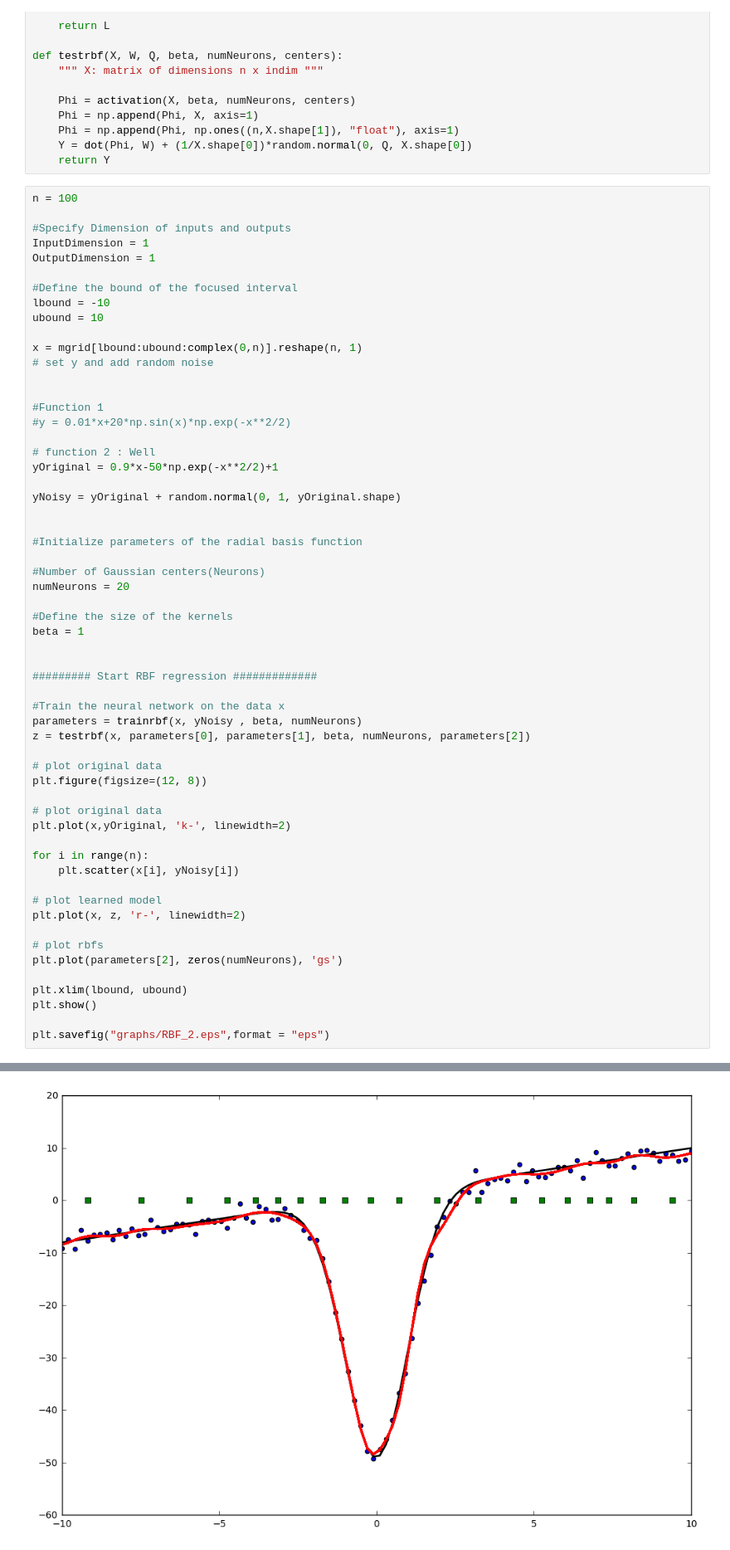
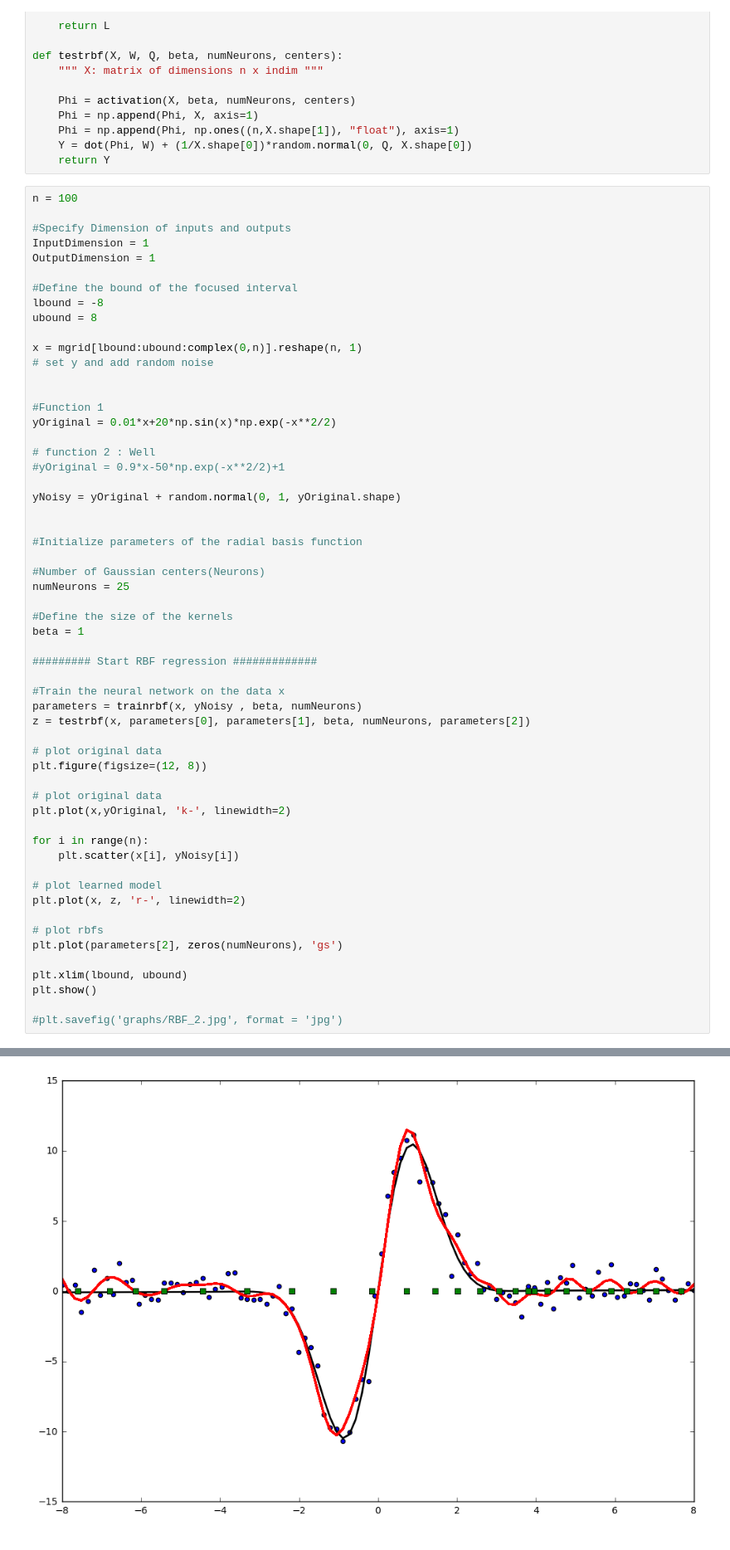
Before and after one commit to VincentBt/Projet-PGM, a Jupyter notebook: FunctionApprox.ipynb, the cells around one changed output, grey strips where cells are left out. Shown at 83% size. Cells and saved outputs as stored; diff of their text form.

```diff
--- a/FunctionApprox.ipynb
+++ b/FunctionApprox.ipynb
@@ -110,18 +110,18 @@ InputDimension = 1
 OutputDimension = 1
 
 #Define the bound of the focused interval
-lbound = -10
-ubound = 10
+lbound = -8
+ubound = 8
 
 x = mgrid[lbound:ubound:complex(0,n)].reshape(n, 1)
 # set y and add random noise
 
 
 #Function 1
-#y = 0.01*x+20*np.sin(x)*np.exp(-x**2/2)
+yOriginal = 0.01*x+20*np.sin(x)*np.exp(-x**2/2)
 
 # function 2 : Well
-yOriginal = 0.9*x-50*np.exp(-x**2/2)+1
+#yOriginal = 0.9*x-50*np.exp(-x**2/2)+1
 
 yNoisy = yOriginal + random.normal(0, 1, yOriginal.shape)
 
@@ -129,11 +129,10 @@ yNoisy = yOriginal + random.normal(0, 1, yOriginal.shape)
 #Initialize parameters of the radial basis function
 
 #Number of Gaussian centers(Neurons)
-numNeurons = 20
+numNeurons = 25
 
 #Define the size of the kernels
 beta = 1
-
 
 ######### Start RBF regression #############
 
@@ -159,5 +158,5 @@ plt.plot(parameters[2], zeros(numNeurons), 'gs')
 plt.xlim(lbound, ubound)
 plt.show()
 
-plt.savefig("graphs/RBF_2.eps",format = "eps")
+#plt.savefig('graphs/RBF_2.jpg', format = 'jpg')
 # %% [output]
@@ -182 +180 @@ center [[ 1.91919192  1.91919192]
-[figure, old version]
+[figure, new version]
```
Also changed, not shown: parts of 1 cell of this notebook, 2 other files.
